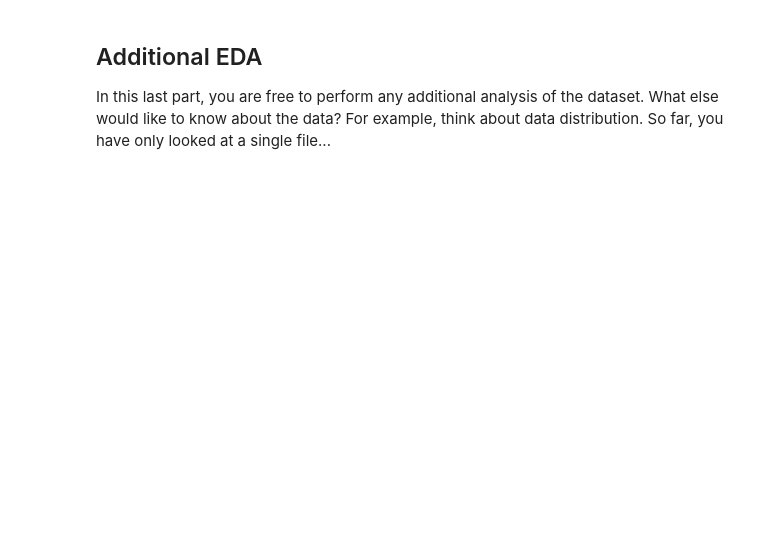
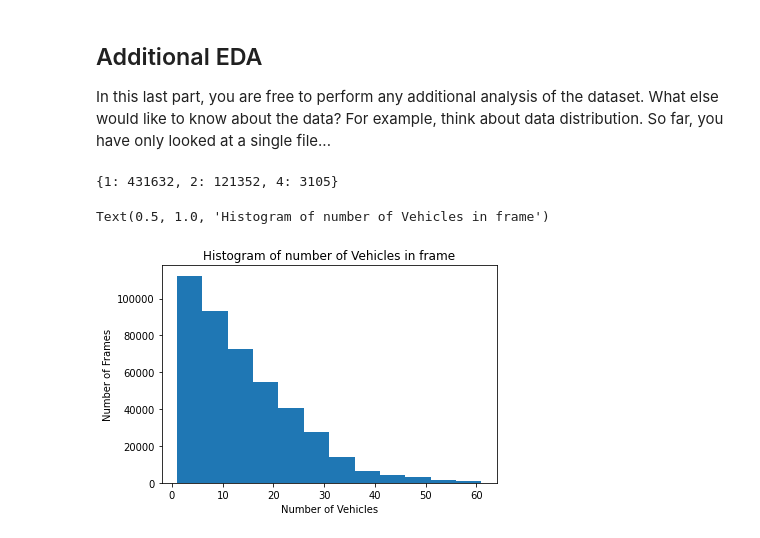
Before and after one commit to jayp55243/Udacity-C1-Object-Detection-in-an-Urban-Environment, a Jupyter notebook: Exploratory Data Analysis.ipynb, the cells around one changed output. Drawn from its saved outputs; the diff is of its cells as text; code cells hidden in the pictures; blank space fills up the shorter version.

```diff
--- a/Exploratory Data Analysis.ipynb
+++ b/Exploratory Data Analysis.ipynb
@@ -33,3 +81,34 @@ Using the dataset created in the second cell and the function you just coded, di
 
 In this last part, you are free to perform any additional analysis of the dataset. What else would like to know about the data?
 For example, think about data distribution. So far, you have only looked at a single file...
+# %%
+#Initialize variables for label count and
+labels_total = {1: 0, 2:0, 4:0}
+labels_frame_count = {1:[], 2:[], 4:[]}
+
+# For loop to go through large number of frames and calculate statistics
+for batches in dataset.take(25000):
+    count_per_frame = {1:0, 2:0, 4:0}
+    labels_current_frame = batches["groundtruth_classes"].numpy()
+    for i in labels_current_frame:
+        labels_total[i] += 1
+        count_per_frame[i] += 1
+        labels_frame_count[i].append(count_per_frame[1])
+
+#Display total cases found undedr certain labels
+labels_total
+# %% [output]
+{1: 431632, 2: 121352, 4: 3105}
+# %%
+# Min and max number of vehicles in a single frame
+min_vehicles_in_frame = min(labels_frame_count[1])
+max_vehicles_in_frame = max(labels_frame_count[1])
+
+#Histogram for number of vehicles in frame
+n, bins, patches = plt.hist(labels_frame_count[1], bins = range(min_vehicles_in_frame, max_vehicles_in_frame, 5))
+plt.xlabel('Number of Vehicles')
+plt.ylabel('Number of Frames')
+plt.title('Histogram of number of Vehicles in frame')
+# %% [output]
+Text(0.5, 1.0, 'Histogram of number of Vehicles in frame')
+[figure, added]
```
Also changed, not shown: parts of 11 cells of this notebook.
